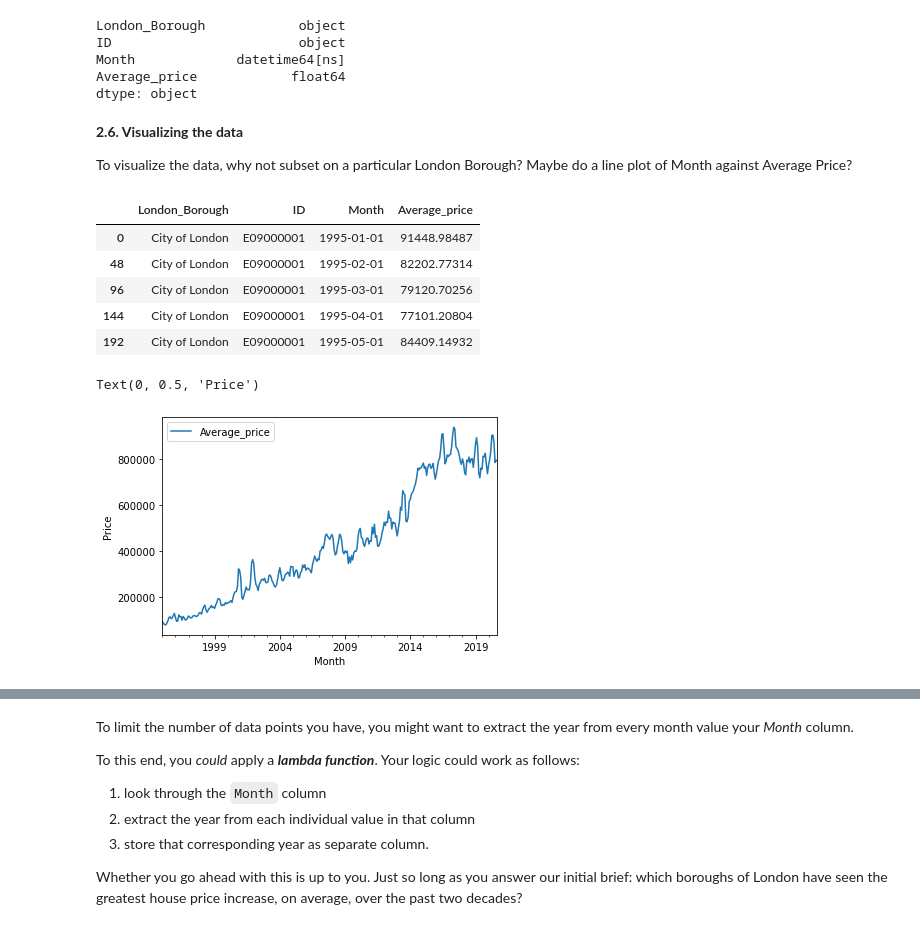
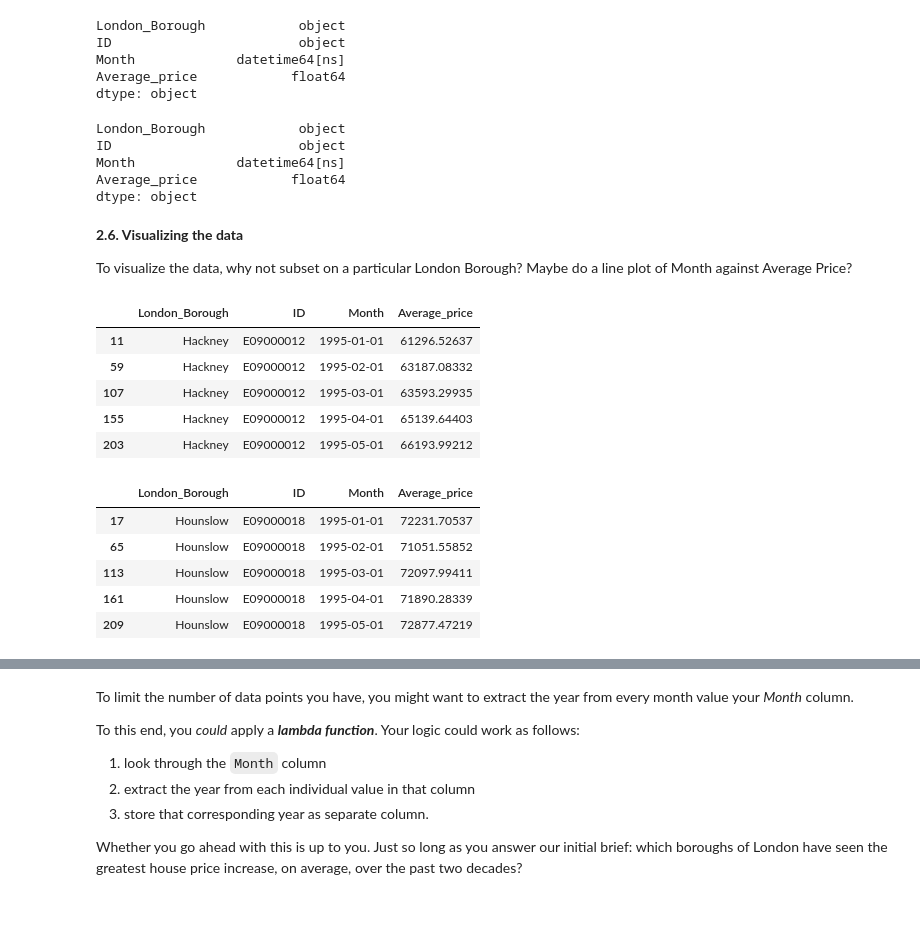
Before and after one commit to Hienquang/SpringBoard, a Jupyter notebook: London Housing case study/Unit 4 Challenge - Tier 3.ipynb, the cells around one changed output, grey strips where cells are left out. Saved outputs shown, nothing was run; the diff lists cells and outputs as text; code cells hidden in the pictures.

```diff
--- a/London Housing case study/Unit 4 Challenge - Tier 3.ipynb
+++ b/London Housing case study/Unit 4 Challenge - Tier 3.ipynb
@@ -471,8 +471,8 @@ nonBoroughs = ['Inner London', 'Outer London',
               'SOUTH WEST', 'England']
 # %%
 # Filter clean_properties so that we only have boroughs
-clean_properties = clean_properties[~clean_properties.London_Borough.isin(nonBoroughs)]
-clean_properties.head()
+borough_properties = clean_properties[~clean_properties.London_Borough.isin(nonBoroughs)]
+borough_properties.head()
 # %% [output]
 |  | London_Borough | ID | Month | Average_price |
 | 0 | City of London | E09000001 | 1995-01-01 | 91448.98487 |
@@ -498,8 +509,8 @@ clean_properties['London_Borough'].unique().size - 32
 # %% [output]
 1
 # %%
-# Looks like we do: 32 boroughs + 'City of London'. Change clean_properties name to df because this datagrame is ready
-df = clean_properties
+# Looks like we do: 32 boroughs + 'City of London'. Change clean_properties name to df because this dataframe is ready
+df = borough_properties
 df.head()
 # %% [output]
 |  | London_Borough | ID | Month | Average_price |
@@ -516,24 +537,37 @@ ID                        object
 Month             datetime64[ns]
 Average_price            float64
 dtype: object
+# %%
+dfn.dtypes
+# %% [output]
+London_Borough            object
+ID                        object
+Month             datetime64[ns]
+Average_price            float64
+dtype: object
 # %% [markdown]
 **2.6. Visualizing the data**
 
 To visualize the data, why not subset on a particular London Borough? Maybe do a line plot of Month against Average Price?
 # %%
-# Focusing on city of London
-London_prices = df[df['London_Borough'] == 'City of London']
-London_prices.head()
+# Focusing on Hackney
+Hackney_prices = df[df['London_Borough'] == 'Hackney']
+Hackney_prices.head()
 # %% [output]
 |  | London_Borough | ID | Month | Average_price |
-| 0 | City of London | E09000001 | 1995-01-01 | 91448.98487 |
-| 48 | City of London | E09000001 | 1995-02-01 | 82202.77314 |
-| 96 | City of London | E09000001 | 1995-03-01 | 79120.70256 |
-| 144 | City of London | E09000001 | 1995-04-01 | 77101.20804 |
-| 192 | City of London | E09000001 | 1995-05-01 | 84409.14932 |
+| 11 | Hackney | E09000012 | 1995-01-01 | 61296.52637 |
+| 59 | Hackney | E09000012 | 1995-02-01 | 63187.08332 |
+| 107 | Hackney | E09000012 | 1995-03-01 | 63593.29935 |
+| 155 | Hackney | E09000012 | 1995-04-01 | 65139.64403 |
+| 203 | Hackney | E09000012 | 1995-05-01 | 66193.99212 |
-# %%
-ax = London_prices.plot(kind ='line', x = 'Month', y='Average_price')
-ax.set_ylabel('Price')
-# %% [output]
-Text(0, 0.5, 'Price')
-[figure, removed]
+# %%
+# Focusing on Hounslow
+Hounslow_prices = df[df['London_Borough'] == 'Hounslow']
+Hounslow_prices.head()
+# %% [output]
+|  | London_Borough | ID | Month | Average_price |
+| 17 | Hounslow | E09000018 | 1995-01-01 | 72231.70537 |
+| 65 | Hounslow | E09000018 | 1995-02-01 | 71051.55852 |
+| 113 | Hounslow | E09000018 | 1995-03-01 | 72097.99411 |
+| 161 | Hounslow | E09000018 | 1995-04-01 | 71890.28339 |
+| 209 | Hounslow | E09000018 | 1995-05-01 | 72877.47219 |
```
Also changed, not shown: parts of 29 cells of this notebook.
